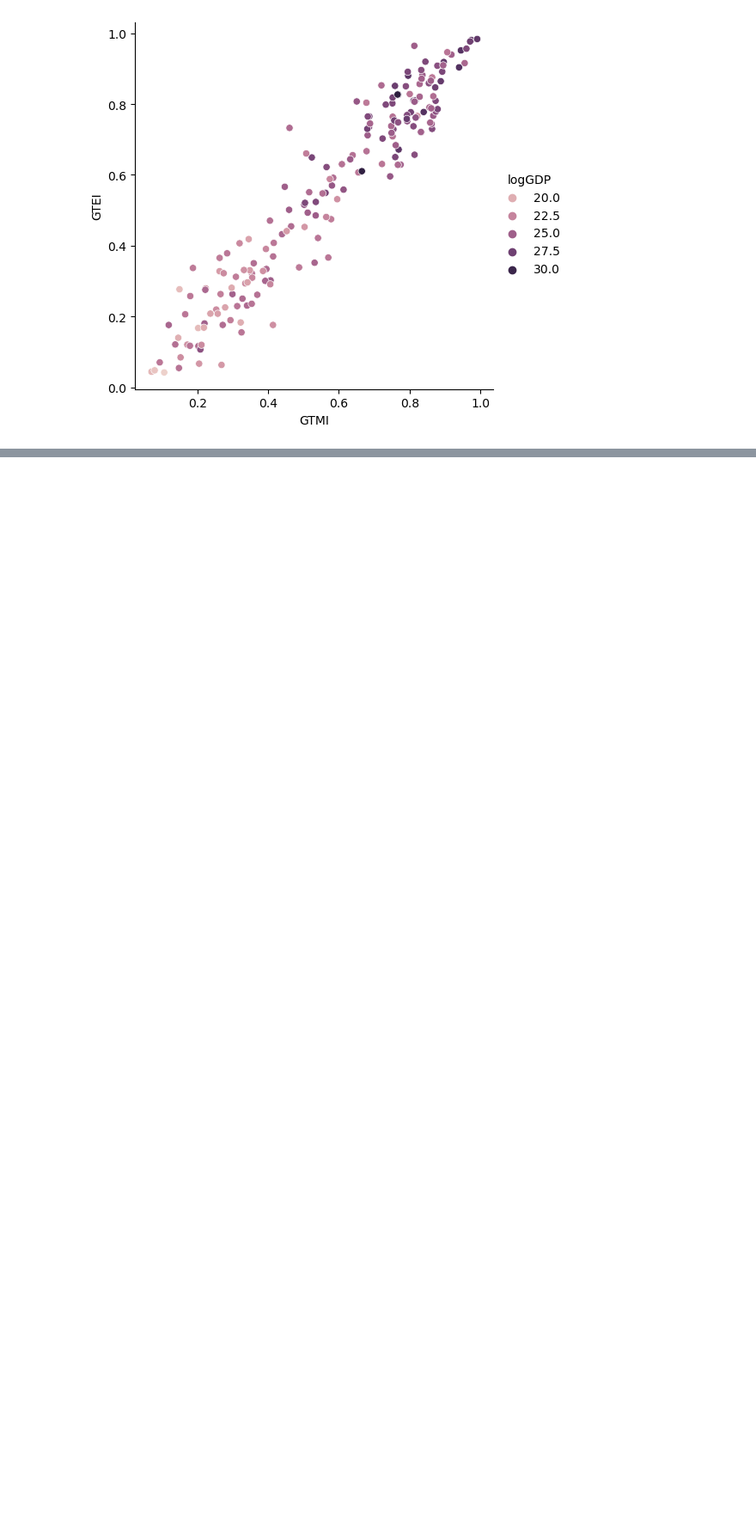
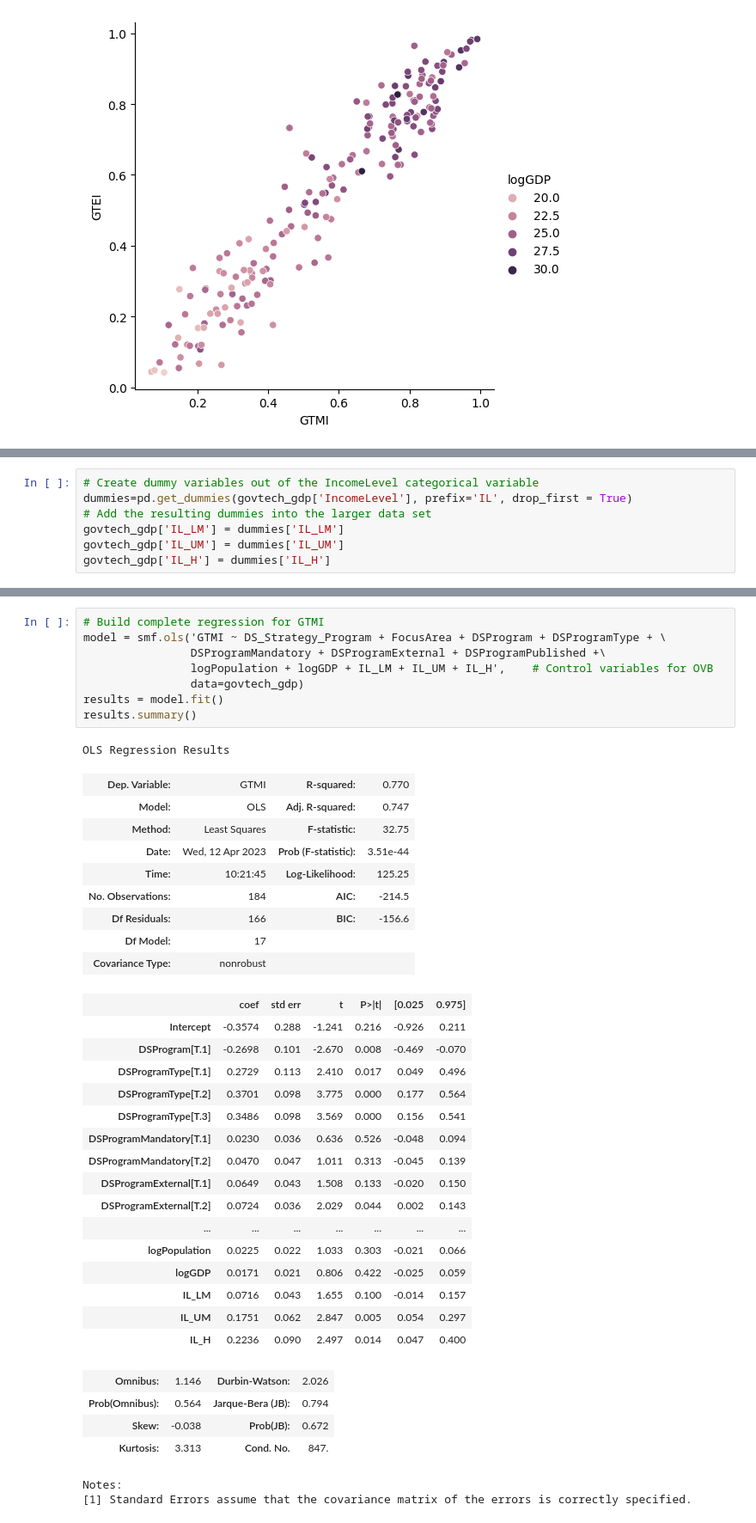
Before and after one commit to jhmorse/GovTechEmployeeTraining, a Jupyter notebook: morse_project_govtech.ipynb, the cells around one changed output, grey strips where cells are left out. Shown at 86% size. Cells and saved outputs as stored; diff of their text form; blank space fills up the shorter version.

```diff
--- a/morse_project_govtech.ipynb
+++ b/morse_project_govtech.ipynb
@@ -422,0 +497,7 @@ The scatter plots show a slightly increased concentration of higher population a
+# %%
+# Create dummy variables out of the IncomeLevel categorical variable
+dummies=pd.get_dummies(govtech_gdp['IncomeLevel'], prefix='IL', drop_first = True)
+# Add the resulting dummies into the larger data set
+govtech_gdp['IL_LM'] = dummies['IL_LM']
+govtech_gdp['IL_UM'] = dummies['IL_UM']
+govtech_gdp['IL_H'] = dummies['IL_H']
@@ -422,0 +541,41 @@ The scatter plots show a slightly increased concentration of higher population a
+# %%
+# Build complete regression for GTMI
+model = smf.ols('GTMI ~ DS_Strategy_Program + FocusArea + DSProgram + DSProgramType + \
+                DSProgramMandatory + DSProgramExternal + DSProgramPublished +\
+                logPopulation + logGDP + IL_LM + IL_UM + IL_H',    # Control variables for OVB
+                data=govtech_gdp)
+results = model.fit()
+results.summary()
+# %% [output]
+OLS Regression Results
+| Dep. Variable: | GTMI | R-squared: | 0.770 |
+| Model: | OLS | Adj. R-squared: | 0.747 |
+| Method: | Least Squares | F-statistic: | 32.75 |
+| Date: | Wed, 12 Apr 2023 | Prob (F-statistic): | 3.51e-44 |
+| Time: | 10:21:45 | Log-Likelihood: | 125.25 |
+| No. Observations: | 184 | AIC: | -214.5 |
+| Df Residuals: | 166 | BIC: | -156.6 |
+| Df Model: | 17 |  |  |
+| Covariance Type: | nonrobust |  |  |
+|  | coef | std err | t | P>|t| | [0.025 | 0.975] |
+| Intercept | -0.3574 | 0.288 | -1.241 | 0.216 | -0.926 | 0.211 |
+| DSProgram[T.1] | -0.2698 | 0.101 | -2.670 | 0.008 | -0.469 | -0.070 |
+| DSProgramType[T.1] | 0.2729 | 0.113 | 2.410 | 0.017 | 0.049 | 0.496 |
+| DSProgramType[T.2] | 0.3701 | 0.098 | 3.775 | 0.000 | 0.177 | 0.564 |
+| DSProgramType[T.3] | 0.3486 | 0.098 | 3.569 | 0.000 | 0.156 | 0.541 |
+| DSProgramMandatory[T.1] | 0.0230 | 0.036 | 0.636 | 0.526 | -0.048 | 0.094 |
+| DSProgramMandatory[T.2] | 0.0470 | 0.047 | 1.011 | 0.313 | -0.045 | 0.139 |
+| DSProgramExternal[T.1] | 0.0649 | 0.043 | 1.508 | 0.133 | -0.020 | 0.150 |
+| DSProgramExternal[T.2] | 0.0724 | 0.036 | 2.029 | 0.044 | 0.002 | 0.143 |
+| ... | ... | ... | ... | ... | ... | ... |
+| logPopulation | 0.0225 | 0.022 | 1.033 | 0.303 | -0.021 | 0.066 |
+| logGDP | 0.0171 | 0.021 | 0.806 | 0.422 | -0.025 | 0.059 |
+| IL_LM | 0.0716 | 0.043 | 1.655 | 0.100 | -0.014 | 0.157 |
+| IL_UM | 0.1751 | 0.062 | 2.847 | 0.005 | 0.054 | 0.297 |
+| IL_H | 0.2236 | 0.090 | 2.497 | 0.014 | 0.047 | 0.400 |
+| Omnibus: | 1.146 | Durbin-Watson: | 2.026 |
+| Prob(Omnibus): | 0.564 | Jarque-Bera (JB): | 0.794 |
+| Skew: | -0.038 | Prob(JB): | 0.672 |
+| Kurtosis: | 3.313 | Cond. No. | 847. |
+Notes:
+[1] Standard Errors assume that the covariance matrix of the errors is correctly specified.
```
Also changed, not shown: parts of 20 cells of this notebook, 2 other files.
